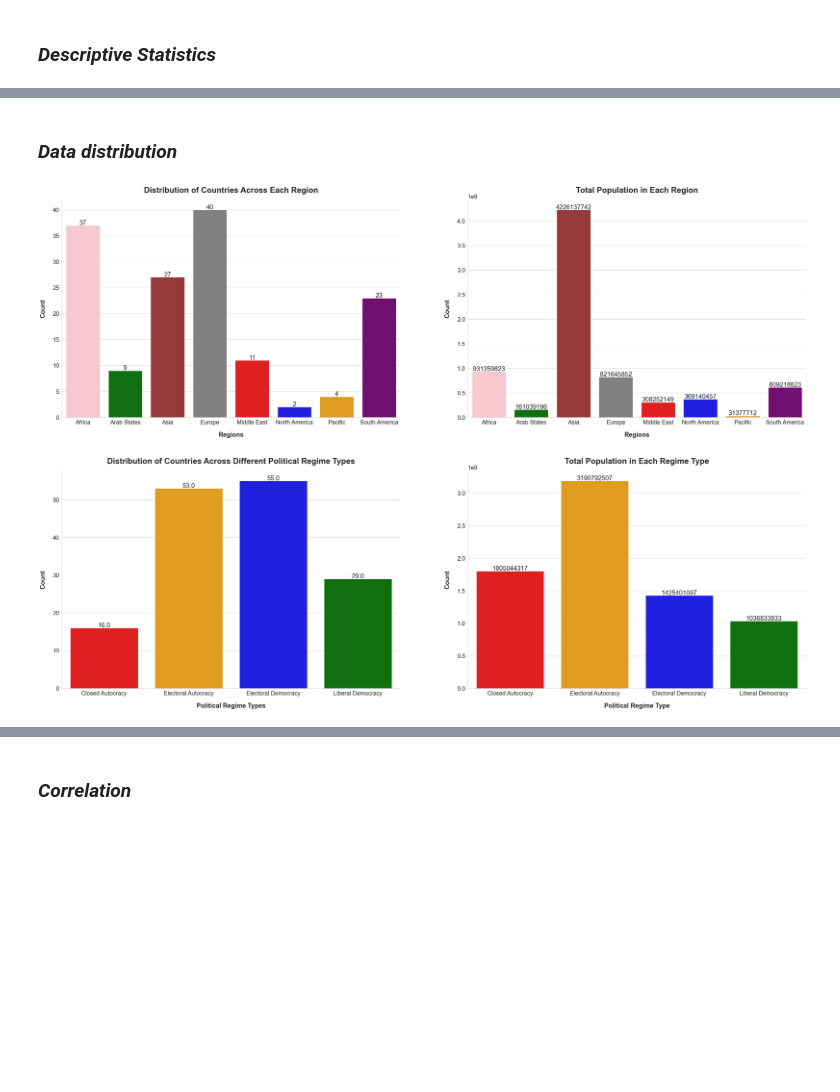
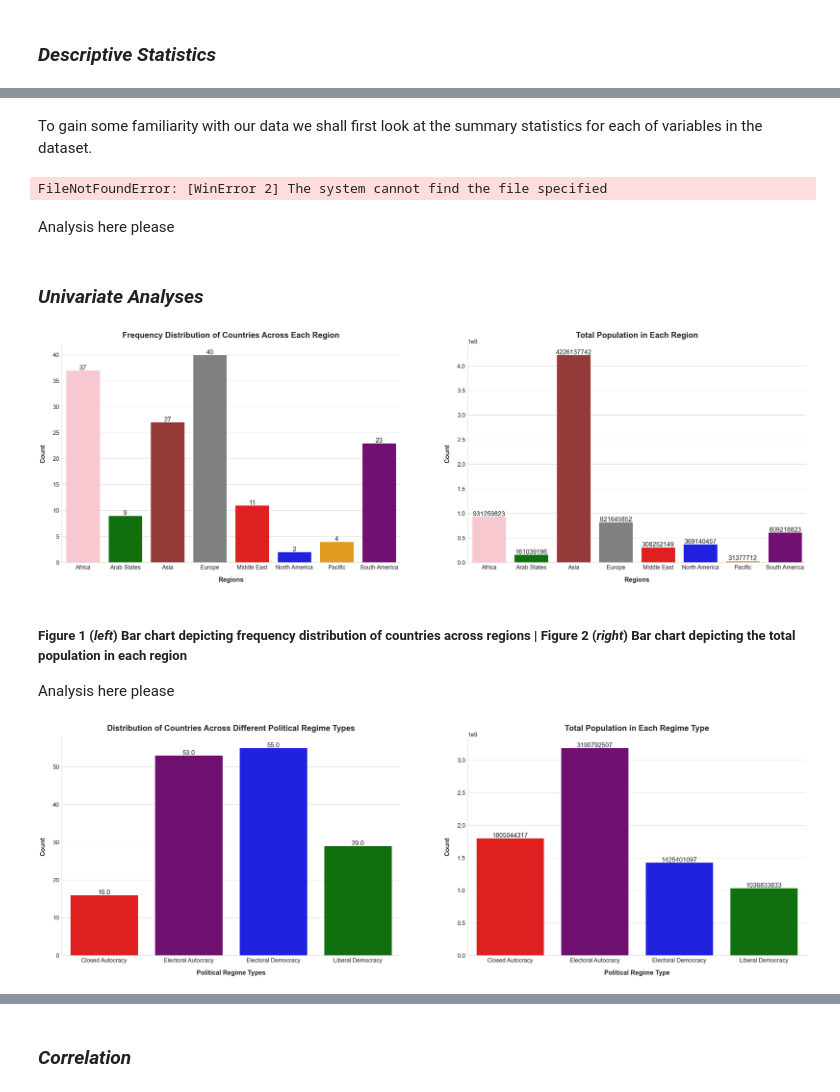
Before and after one commit to RuizLorenzoChavez/DATA100-Finals-COVID-Vaccination-Tracker, a Jupyter notebook: group1-data-storytelling.ipynb, the cells around one changed output, grey strips where cells are left out. Drawn from its saved outputs; the diff is of its cells as text; code cells hidden in the pictures; blank space fills up the shorter version.

```diff
--- a/group1-data-storytelling.ipynb
+++ b/group1-data-storytelling.ipynb
@@ -906,76 +914,94 @@ sns.set_theme(font_scale=2,context='notebook',style='whitegrid',palette='deep')
-# %% [markdown]
-### *Data distribution*
+# %% [markdown]
+To gain some familiarity with our data we shall first look at the summary statistics for each of variables in the dataset.
+# %%
+descriptive_statistics = prime_dataset.describe(include='all')
+
+dfi.export(descriptive_statistics,'descriptive-statistics.png')
+
+display(descriptive_statistics)
+# %% [output]
+FileNotFoundError: [WinError 2] The system cannot find the file specified
+# %% [markdown]
+Analysis here please
+# %% [markdown]
+### *Univariate Analyses*
 # %%
+region_distribution = prime_dataset['region'].value_counts().sort_index() # this gets the total number of countries observed in a specific region; the values here are sorted by index for consistency with the following viz
+population_region_distribution = prime_dataset.groupby(by='region')['population'].sum().sort_index() # this gets the total population within a specific region
 
-region_distribution = prime_dataset['region'].value_counts().sort_index()
-population_region_distribution = prime_dataset.groupby(by='region')['population'].sum().sort_index()
 
 fig = plt.figure(figsize=(50,15))
 ax_country_region = fig.add_subplot(121)
 
-region_dist = sns.barplot(x=region_distribution.index,y=region_distribution.values,palette={'North America':'blue','Pacific':'orange','Arab States':'green','Middle East':'red','South America':'purple','Asia':'brown','Africa':'pink','Europe':'grey'})
+region_dist = sns.barplot(x=region_distribution.index,y=region_distribution.values,palette=regional_palette) # creates bar chart for frequency distribution of countries across the region
 
-for bar in region_dist.patches:
+for bar in region_dist.patches: # displays the actual count of values on top of each bar
     region_dist.annotate(format(bar.get_height(), '.0f'),(bar.get_x() + bar.get_width() / 2., bar.get_height()), ha = 'center', va = 'center',xytext = (0, 9),textcoords = 'offset points')
 
-ax_country_region.set_title('Distribution of Countries Across Each Region',size=30,pad=25,fontdict={'fontweight':'bold'})
+# setting details of the elements in the axes
+ax_country_region.set_title('Frequency Distribution of Countries Across Each Region',size=30,pad=25,fontdict={'fontweight':'bold'})
 ax_country_region.set_ylabel('Count',labelpad=25,fontweight='bold')
 ax_country_region.set_xlabel('Regions',labelpad=25,fontweight='bold')
 
-for location in ['top', 'right']:
+for location in ['top', 'right']: # removes the top and right borders of the axes
         ax_country_region.spines[location].set_visible(False)
 
 ax_population_region = fig.add_subplot(122)
 
-population_region_dist = sns.barplot(x=population_region_distribution.index,y=population_region_distribution.values,palette={'North America':'blue','Pacific':'orange','Arab States':'green','Middle East':'red','South America':'purple','Asia':'brown','Africa':'pink','Europe':'grey'})
+population_region_dist = sns.barplot(x=population_region_distribution.index,y=population_region_distribution.values,palette=regional_palette) # creates bar chart for the population count in each region
 
-for bar in population_region_dist.patches:
+for bar in population_region_dist.patches: # displays the actual count of values on top of each bar
     population_region_dist.annotate(format(bar.get_height(), '.0f'),(bar.get_x() + bar.get_width() / 2., bar.get_height()), ha = 'center', va = 'center',xytext = (0, 9),textcoords = 'offset points')
 
+# setting details of the elements in the axes
 ax_population_region.set_title('Total Population in Each Region',size=30,pad=25,fontdict={'fontweight':'bold'})
 ax_population_region.set_ylabel('Count',labelpad=25,fontweight='bold')
 ax_population_region.set_xlabel('Regions',labelpad=25,fontweight='bold')
 
-for location in ['top', 'right']:
+for location in ['top', 'right']: # removes the top and right borders of the axes
         ax_population_region.spines[location].set_visible(False)
 
-plt.savefig('viz/region-distribution-totalpop.png',facecolor='white', transparent=False)
+plt.savefig('viz/region-distribution-totalpop.png',facecolor='white', transparent=False) # saving the whole figure to use for the presentation
 # %% [output]
-[figure, old version]
+[figure, new version]
+# %% [markdown]
+##### **Figure 1** (*left*) Bar chart depicting frequency distribution of countries across regions | **Figure 2** (*right*) Bar chart depicting the total population in each region
+Analysis here please
 # %%
-
-regime_distribution = prime_dataset['regime_type'].value_counts().sort_index()
-population_regime_distribution = prime_dataset.groupby(by='regime_type')['population'].sum().sort_index()
+regime_distribution = prime_dataset['regime_type'].value_counts().sort_index() # this gets the number of countries in each regime types
+population_regime_distribution = prime_dataset.groupby(by='regime_type')['population'].sum().sort_index()  # this gets the total population in each regime type
 
 fig = plt.figure(figsize=(50,15))
 ax_country_regime = fig.add_subplot(121)
 
-regime_dist = sns.barplot(x=regime_distribution.index,y=regime_distribution.values,palette={'Closed Autocracy':'red','Liberal Democracy':'green','Electoral Democracy':'blue','Electoral Autocracy':'orange'})
+regime_dist = sns.barplot(x=regime_distribution.index,y=regime_distribution.values,palette=regime_palette) # creates a bar chart showing the frequency distribution of countries across regime types
 
-for bar in regime_dist.patches:
+for bar in regime_dist.patches:# displays the actual count of values on top of each bar
     regime_dist.annotate(format(bar.get_height(), '.1f'),(bar.get_x() + bar.get_width() / 2., bar.get_height()), ha = 'center', va = 'center',xytext = (0, 9),textcoords = 'offset points')
 
+# setting details of the elements in the axes
 ax_country_regime.set_title('Distribution of Countries Across Different Political Regime Types',size=30,pad=25,fontdict={'fontweight':'bold'})
 ax_country_regime.set_ylabel('Count',labelpad=25,fontweight='bold')
 ax_country_regime.set_xlabel('Political Regime Types',labelpad=25,fontweight='bold')
 
-for location in ['top', 'right']:
+for location in ['top', 'right']: # removes the top and right borders of the axes
         ax_country_regime.spines[location].set_visible(False)
 
 ax_population_regime = fig.add_subplot(122)
 
-population_regime_dist = sns.barplot(x=population_regime_distribution.index,y=population_regime_distribution.values,palette={'Closed Autocracy':'red','Liberal Democracy':'green','Electoral Democracy':'blue','Electoral Autocracy':'orange'})
+population_regime_dist = sns.barplot(x=population_regime_distribution.index,y=population_regime_distribution.values,palette=regime_palette) # creates a bar chart showing the total population in each regime type
 
-for bar in population_regime_dist.patches:
+for bar in population_regime_dist.patches: # displays the actual count of values on top of each bar
     population_regime_dist.annotate(format(bar.get_height(), '.0f'),(bar.get_x() + bar.get_width() / 2., bar.get_height()), ha = 'center', va = 'center',xytext = (0, 9),textcoords = 'offset points')
 
+# setting details of the elements in the axes
 ax_population_regime.set_title('Total Population in Each Regime Type',size=30,pad=25,fontdict={'fontweight':'bold'})
 ax_population_regime.set_ylabel('Count',labelpad=25,fontweight='bold')
 ax_population_regime.set_xlabel('Political Regime Type',labelpad=25,fontweight='bold')
 
-for location in ['top', 'right']:
+for location in ['top', 'right']: # removes the top and right borders of the axes
         ax_population_regime.spines[location].set_visible(False)
 
-plt.savefig('viz/regime-type-distribution-totalpop.png',facecolor='white', transparent=False)
+plt.savefig('viz/regime-type-distribution-totalpop.png',facecolor='white', transparent=False) # saving the whole figure to use for the presentation
 # %% [output]
-[figure, old version]
+[figure, new version]
```
Also changed, not shown: parts of 25 cells of this notebook, 8 other files.
